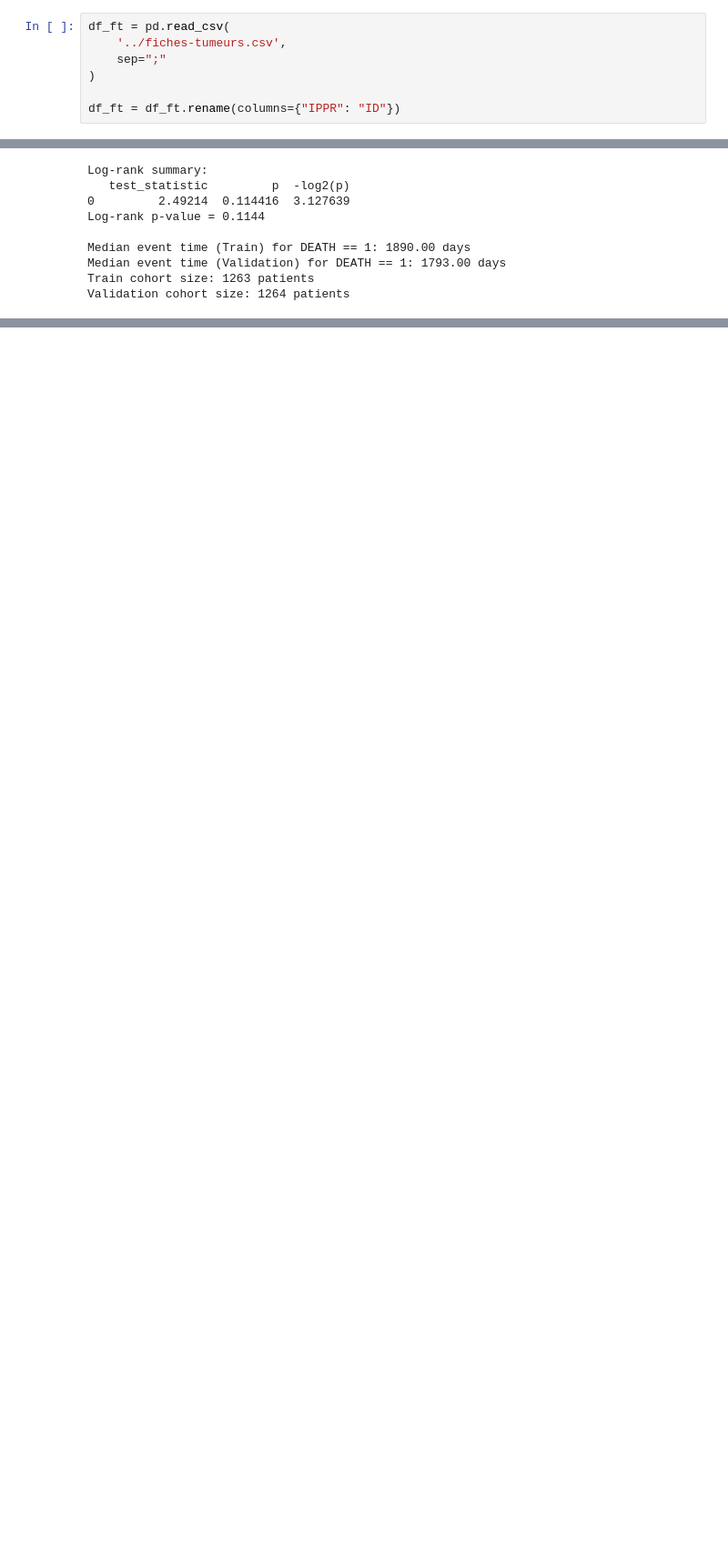
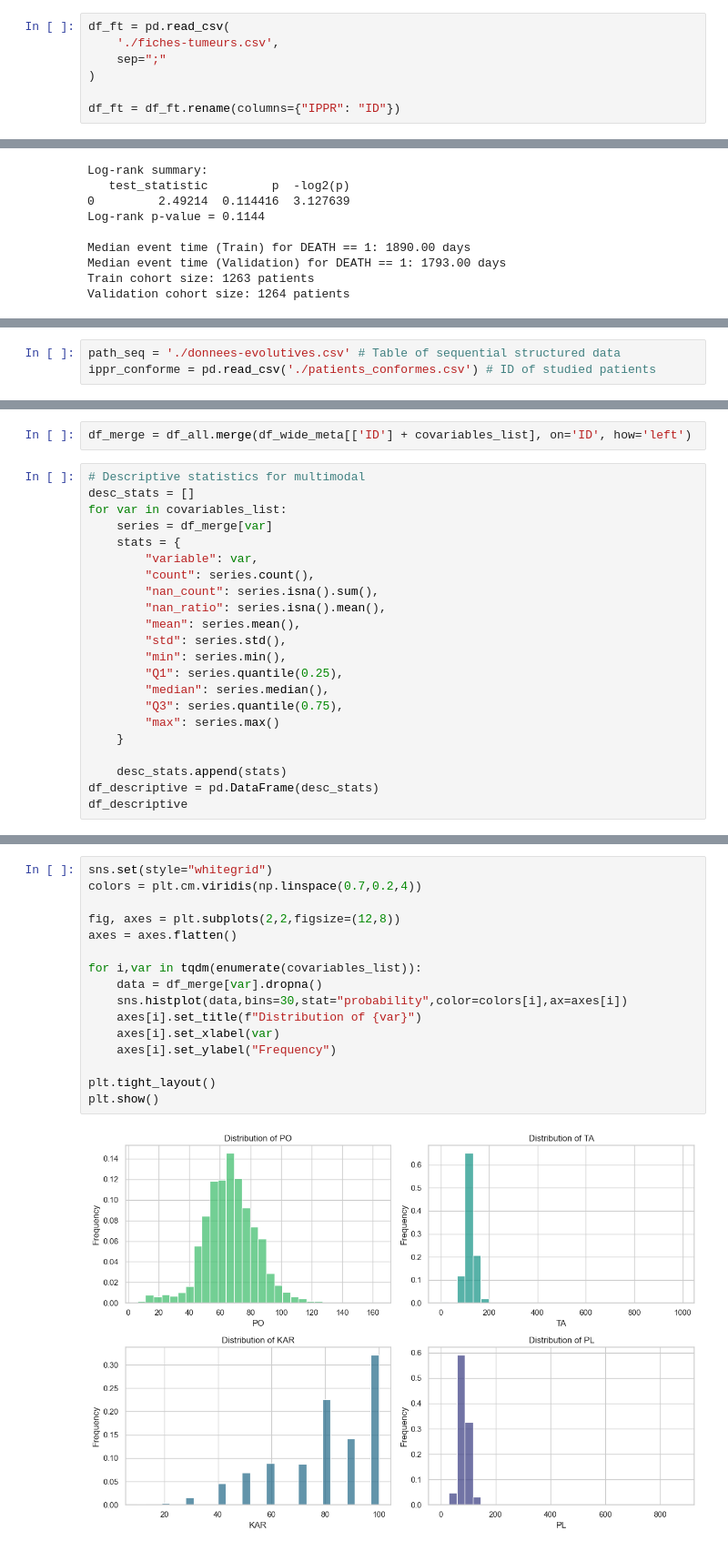
Before and after one commit to multisigbert-2026/MultiSigBERT, a Jupyter notebook: notebooks/descriptive_statistics.ipynb, the cells around one changed output, grey strips where cells are left out. Shown at 91% size. Saved outputs shown, nothing was run; the diff lists cells and outputs as text; blank space fills up the shorter version.

Commit message:
Complete descriptive_statistics

```diff
--- a/notebooks/descriptive_statistics.ipynb
+++ b/notebooks/descriptive_statistics.ipynb
@@ -308,7 +310,7 @@ Name: duration, dtype: float64
 ## Distribution of diagnosis date
 # %%
 df_ft = pd.read_csv(
-    '../fiches-tumeurs.csv',
+    './fiches-tumeurs.csv',
     sep=";"
 )
 
@@ -381,0 +389,3 @@ Validation cohort size: 1264 patients
+# %%
+path_seq = './donnees-evolutives.csv' # Table of sequential structured data
+ippr_conforme = pd.read_csv('./patients_conformes.csv') # ID of studied patients
@@ -381,0 +413,24 @@ Validation cohort size: 1264 patients
+# %%
+df_merge = df_all.merge(df_wide_meta[['ID'] + covariables_list], on='ID', how='left')
+# %%
+# Descriptive statistics for multimodal
+desc_stats = []
+for var in covariables_list:
+    series = df_merge[var]
+    stats = {
+        "variable": var,
+        "count": series.count(),
+        "nan_count": series.isna().sum(),
+        "nan_ratio": series.isna().mean(),
+        "mean": series.mean(),
+        "std": series.std(),
+        "min": series.min(),
+        "Q1": series.quantile(0.25),
+        "median": series.median(),
+        "Q3": series.quantile(0.75),
+        "max": series.max()
+    }
+
+    desc_stats.append(stats)
+df_descriptive = pd.DataFrame(desc_stats)
+df_descriptive
@@ -381,0 +443,18 @@ Validation cohort size: 1264 patients
+# %%
+sns.set(style="whitegrid")
+colors = plt.cm.viridis(np.linspace(0.7,0.2,4))
+
+fig, axes = plt.subplots(2,2,figsize=(12,8))
+axes = axes.flatten()
+
+for i,var in tqdm(enumerate(covariables_list)):
+    data = df_merge[var].dropna()
+    sns.histplot(data,bins=30,stat="probability",color=colors[i],ax=axes[i])
+    axes[i].set_title(f"Distribution of {var}")
+    axes[i].set_xlabel(var)
+    axes[i].set_ylabel("Frequency")
+
+plt.tight_layout()
+plt.show()
+# %% [output]
+[figure, added]
```
Also changed, not shown: parts of 12 cells of this notebook.
